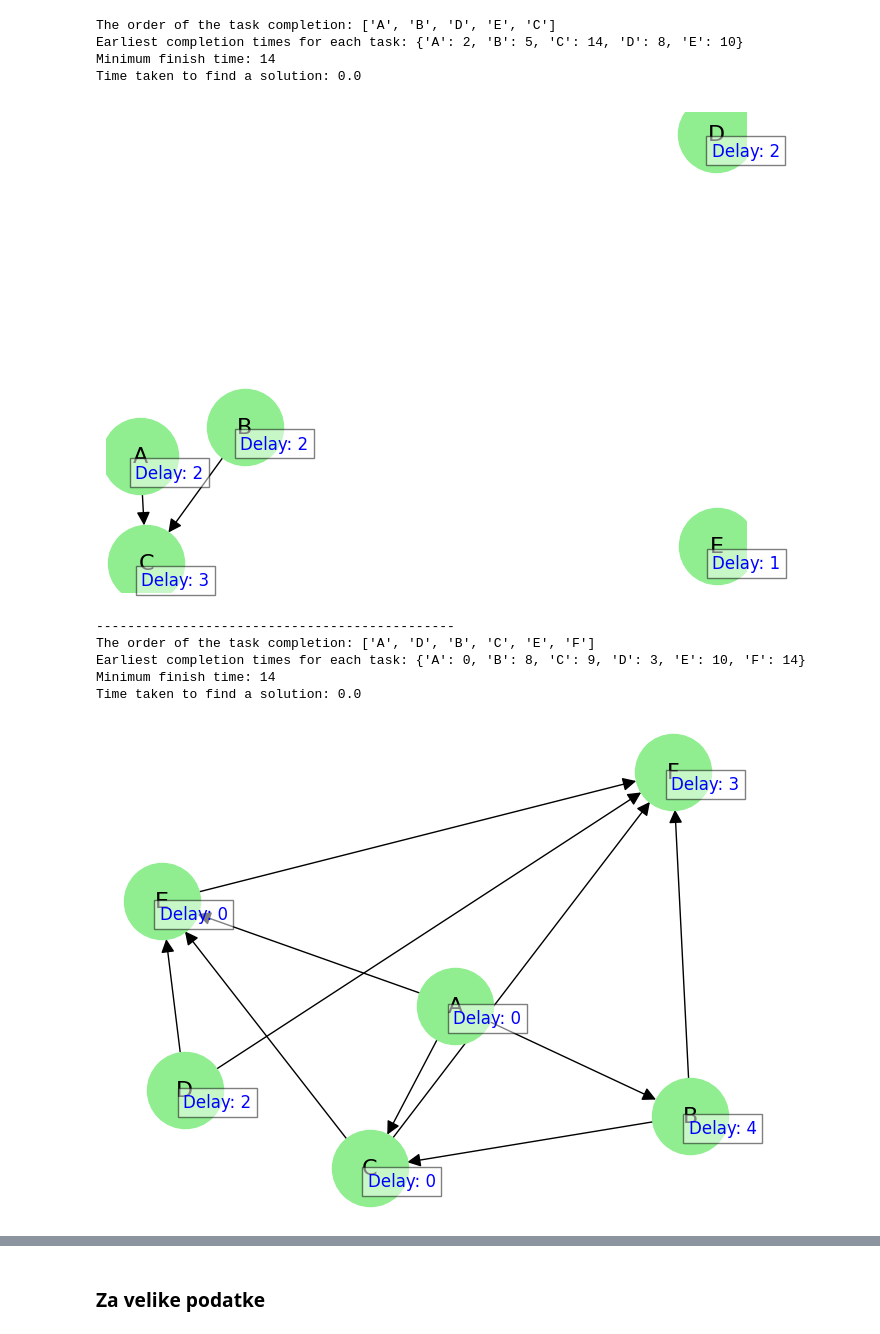
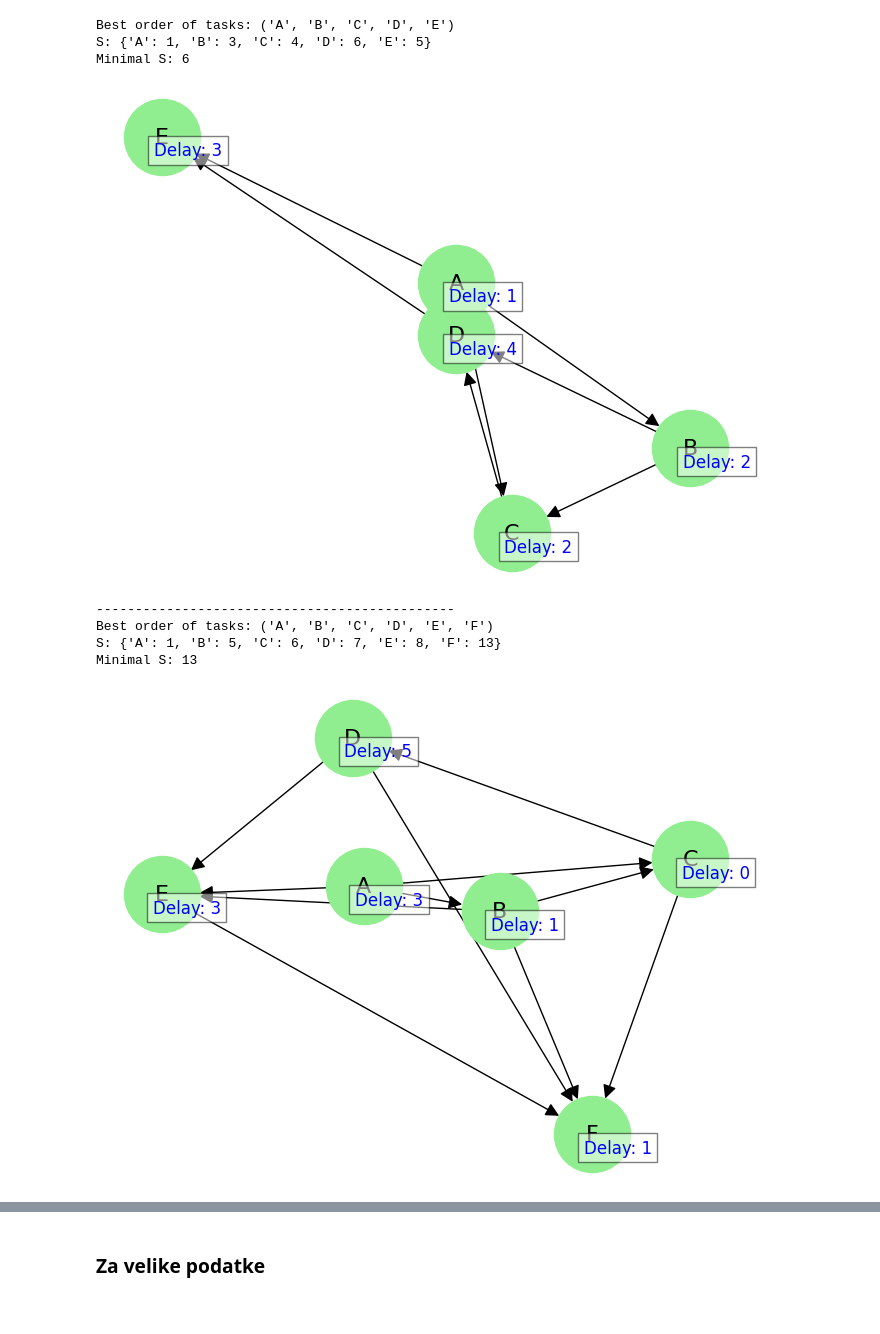
Before and after one commit to rexi12345/MPCSD, a Jupyter notebook: brute_force_alg.ipynb, the cells around one changed output, grey strips where cells are left out. Saved outputs shown, nothing was run; the diff lists cells and outputs as text; code cells hidden in the pictures.

```diff
--- a/brute_force_alg.ipynb
+++ b/brute_force_alg.ipynb
@@ -46,0 +18,8 @@ def mpcs(tasks, edges, delays):
+# %%
+def is_valid_schedule(schedule, edges):
+    """Check if the schedule respects the precedence constraints."""
+    task_to_index = {task: index for index, task in enumerate(schedule)}
+    for u, v in edges:
+        if task_to_index[u] > task_to_index[v]:
+            return False
+    return True
@@ -46,0 +50,19 @@ def mpcs(tasks, edges, delays):
+# %%
+#brute force alg
+def brute_force_alg(edges):
+    start_time = time.time()
+    graph, predak = inicialize_graph(edges)
+    min_S = float('inf')
+    for permutation in schedule_permutations(tasks):
+        if is_valid_schedule(permutation, edges):
+            S, maximum_S = calculate_S(permutation, graph, delays, predak)
+            min_S = min(maximum_S, min_S)
+            best_permutation = permutation
+
+    end_time = time.time()
+    time_taken = end_time - start_time
+    print("Best order of tasks:", best_permutation)
+    print("S:", S)
+    print("Minimal S:", min_S)
+    print("Time taken to find the solution:", time_taken)
+    return best_permutation, S, min_S, time_taken
@@ -68,13 +96,8 @@ def draw_graph(tasks, edges, delays):
 # %%
 tasks = ['A', 'B', 'C', 'D', 'E']
 edges = [('A', 'B'), ('A', 'C'), ('B', 'D'), ('C', 'D'), ('D', 'E')]
-delays = {'A': 2, 'B': 1, 'C': 2, 'D': 1, 'E': 0}
+delays = {'A': 1, 'B': 1, 'C': 4, 'D': 1, 'E': 3}
 draw_graph(tasks, edges, delays)
 
-dp, finish_time, order_of_tasks, time_taken = mpcs(tasks, edges, delays)
-
-print("The order of the task completion:", order_of_tasks)
-print("Earliest completion times for each task:", dp)
-print("Minimum finish time:", finish_time)
-print("Time taken to find a solution:", time_taken)
+order_of_tasks, S, result = brute_force_alg(edges)
 # %% [output]
@@ -91,46 +113,39 @@ def save_results(file, data):
 # %%
 path = 'test_files/'
 files = os.listdir(path)
 # Filter files that match the pattern 'test_file_*.py'
 data_files = [f for f in files if f.startswith('test_file_') and f.endswith('.json')]
 data_to_write = []
 # Loop through each file and import the data
 for file_name in data_files:
     file_path = os.path.join(path, file_name)
     with open(file_path, 'r') as f:
         loaded_data = json.load(f)
         tasks = loaded_data.get('tasks')
         edges = loaded_data.get('edges')
         delays = loaded_data.get('delays')
 
-        finish_times, finish_time, order_of_tasks, time_taken = mpcs(tasks, edges, delays)
-        print("The order of the task completion:", order_of_tasks)
-        print("Earliest completion times for each task:", finish_times)
-        print("Minimum finish time:", finish_time)
-        print("Time taken to find a solution:", time_taken)
+        finish_times, finish_time, order_of_tasks = brute_force_alg(edges)
         draw_graph(tasks, edges, delays)
         print("----------------------------------------------")
         data = {
         'test_name' : file_name,
         'order_of_tasks': order_of_tasks,
         'finish_times': finish_times,
         'finish_time': finish_time,
-        'time_taken': time_taken
         }
         data_to_write.append(data)
 
 result_file = 'results/brute_force.json'
-save_results(result_file, data_to_write)
+# save_results(result_file, data_to_write)
 # %% [output]
-The order of the task completion: ['A', 'B', 'D', 'E', 'C']
-Earliest completion times for each task: {'A': 2, 'B': 5, 'C': 14, 'D': 8, 'E': 10}
-Minimum finish time: 14
-Time taken to find a solution: 0.0
+Best order of tasks: ('A', 'B', 'C', 'D', 'E')
+S: {'A': 1, 'B': 3, 'C': 4, 'D': 6, 'E': 5}
+Minimal S: 6
-[figure, old version]
+[figure, new version]
 ----------------------------------------------
-The order of the task completion: ['A', 'D', 'B', 'C', 'E', 'F']
-Earliest completion times for each task: {'A': 0, 'B': 8, 'C': 9, 'D': 3, 'E': 10, 'F': 14}
-Minimum finish time: 14
-Time taken to find a solution: 0.0
+Best order of tasks: ('A', 'B', 'C', 'D', 'E', 'F')
+S: {'A': 1, 'B': 5, 'C': 6, 'D': 7, 'E': 8, 'F': 13}
+Minimal S: 13
-[figure, old version]
+[figure, new version]
 ----------------------------------------------
```
Also changed, not shown: parts of 12 cells of this notebook.
